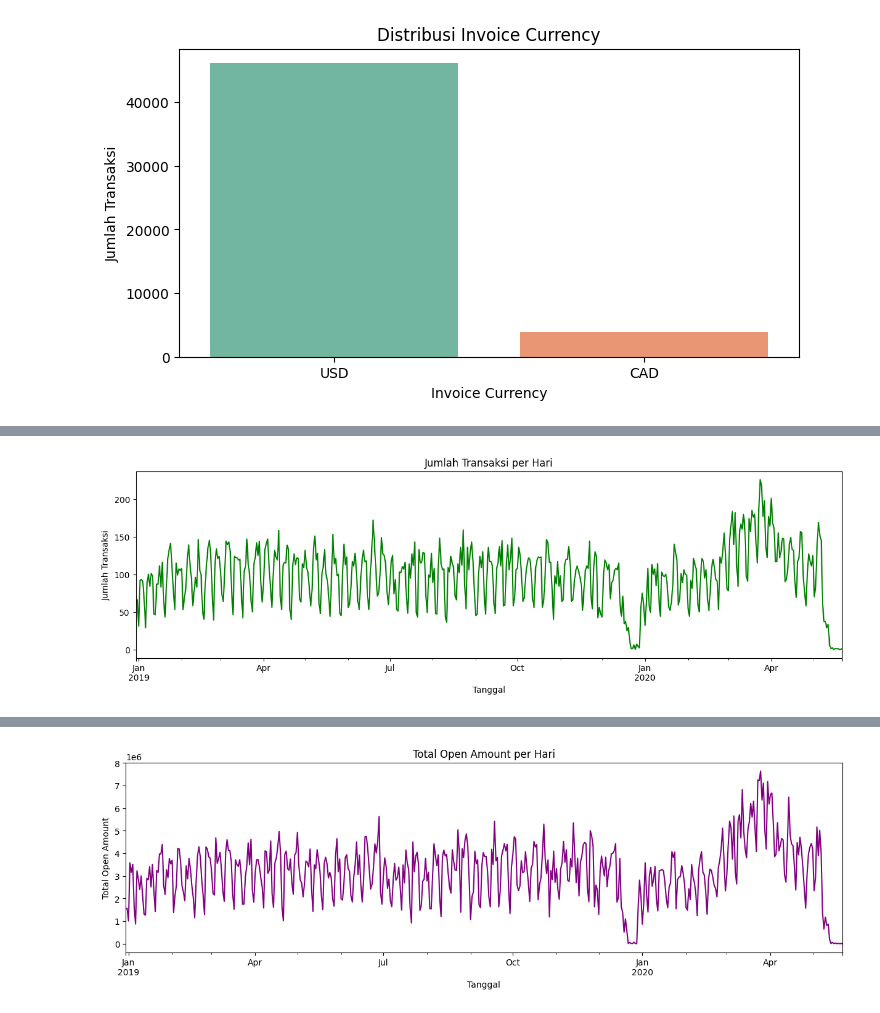
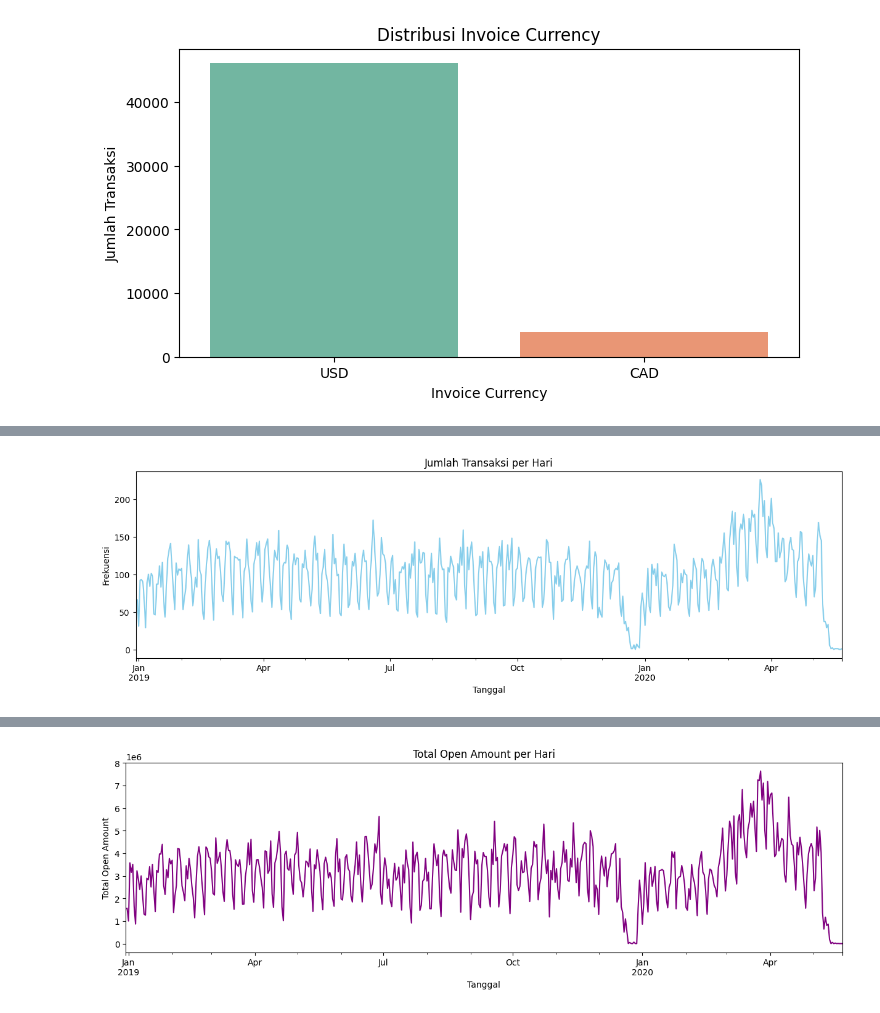
Before and after one commit to wildan14ar/Dicoding-Analysis-Desktiptif, a Jupyter notebook: Dicoding_Predictive_Analytics.ipynb, the cells around one changed output, grey strips where cells are left out. Drawn from its saved outputs; the diff is of its cells as text; code cells hidden in the pictures.

```diff
--- a/Dicoding_Predictive_Analytics.ipynb
+++ b/Dicoding_Predictive_Analytics.ipynb
@@ -28,5 +36,5 @@ from sklearn.metrics import classification_report, confusion_matrix, roc_curve,
 # %%
-url = "https://docs.google.com/spreadsheets/d/14bbC33OrmPFUh4z-Nwtg1Eahv2ofx-BC2omyN063oSY/export?format=csv"
+url = "dataset.csv"
 df = pd.read_csv(url)
 df.head()
 # %% [output]
@@ -185,14 +242,15 @@ Passing `palette` without assigning `hue` is deprecated and will be removed in v
 # %%
 df_time = df.copy()
 df_time.set_index('posting_date', inplace=True)
+
 # Hitung jumlah transaksi per hari
 daily_transactions = df_time.resample('D').size()
 
 plt.figure(figsize=(15,4))
-daily_transactions.plot(color='green')
+daily_transactions.plot(color='skyblue')
 plt.title('Jumlah Transaksi per Hari')
 plt.xlabel('Tanggal')
-plt.ylabel('Jumlah Transaksi')
+plt.ylabel('Frekuensi')
 plt.show()
 # %% [output]
-[figure, old version]
+[figure, new version]
```
Also changed, not shown: parts of 45 cells of this notebook, 2 other files.
